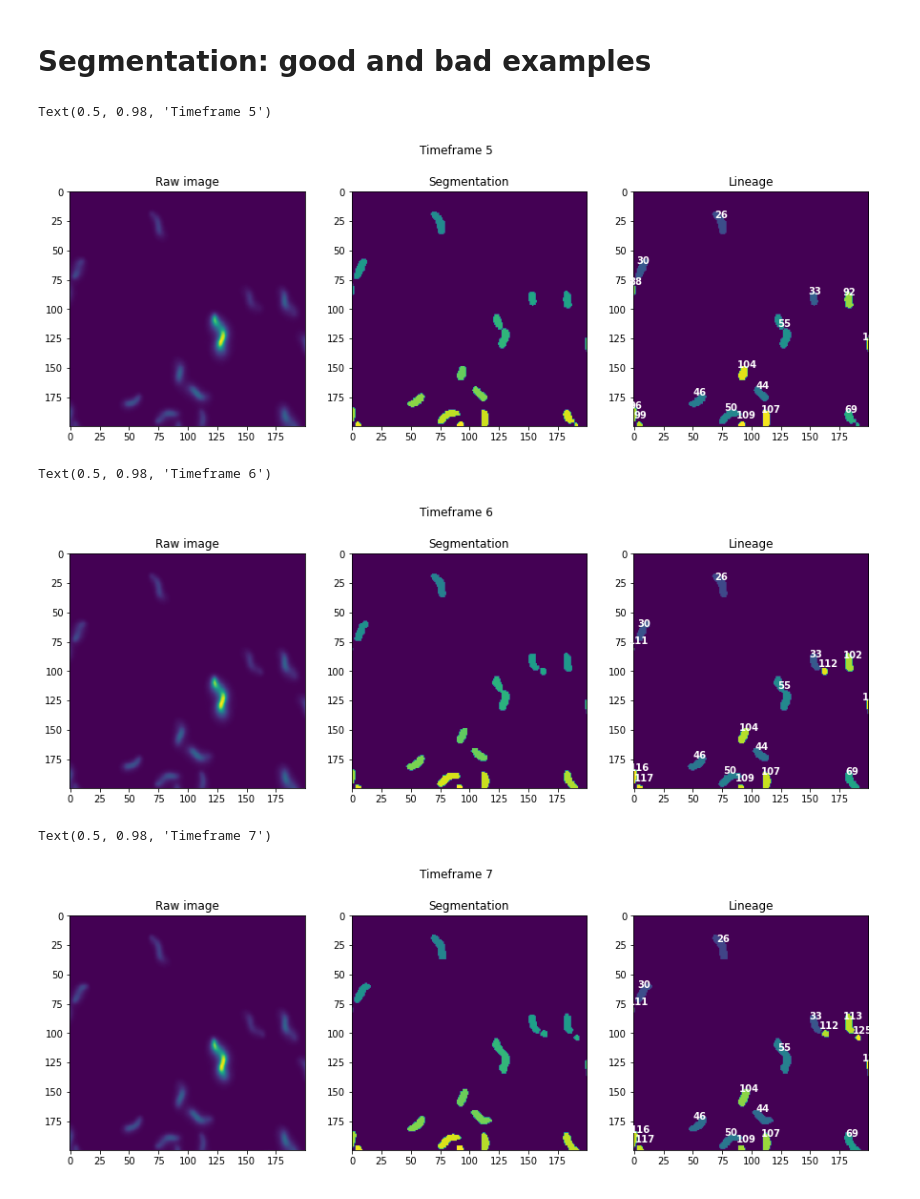
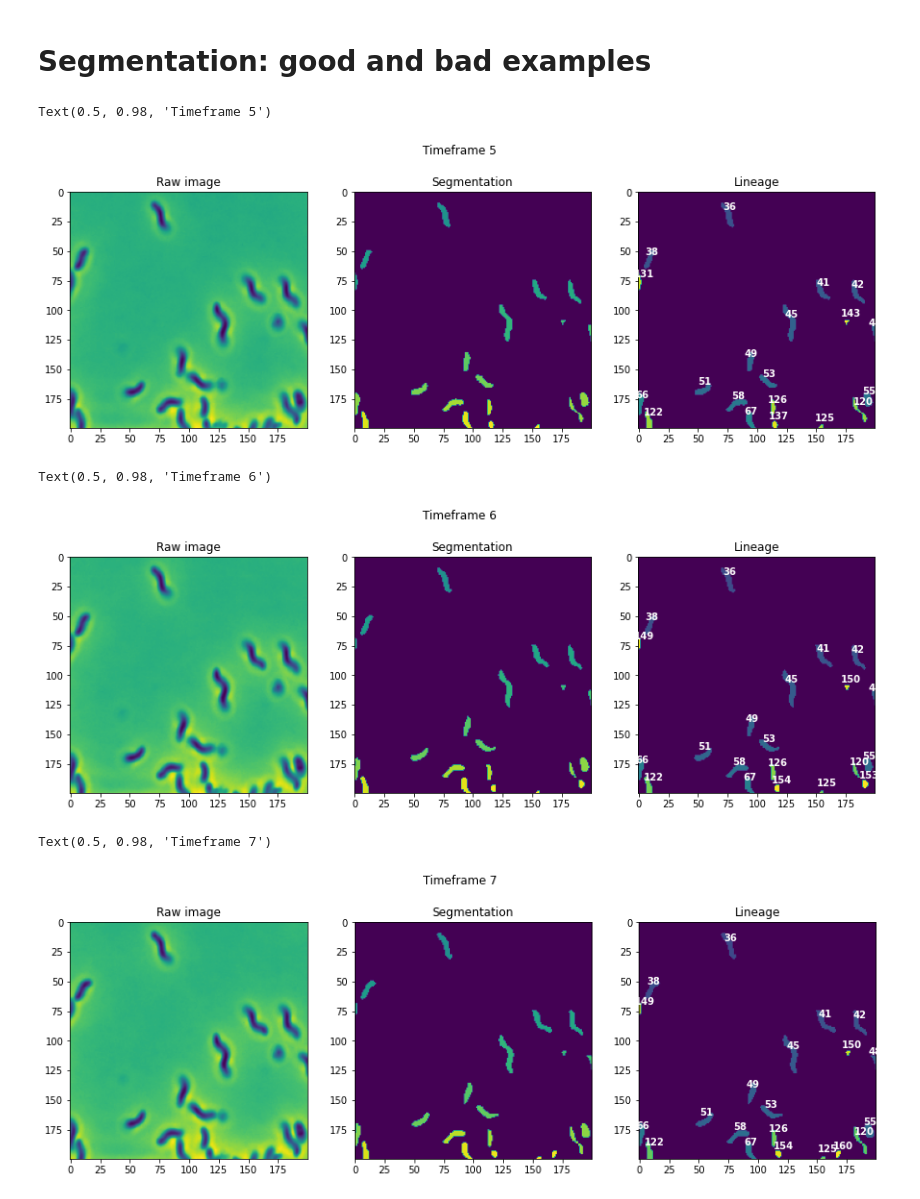
Before and after one commit to ajrzepiela/midap, a Jupyter notebook: notebook/tracking-visualization.ipynb, the cells around one changed output. Drawn from its saved outputs; the diff is of its cells as text; code cells hidden in the pictures.

Commit message:
Fix bug for tracking visualization: assignment of cell IDs

```diff
--- a/notebook/tracking-visualization.ipynb
+++ b/notebook/tracking-visualization.ipynb
@@ -41,10 +41,10 @@ def compute_length(cell_id, num_time_steps):
 # Load data
 # %%
 # Load data
-data = np.load('../example_data/Pos57/TXRED/track_output/inputs_all_red.npz')
+data = np.load('../example_data/Pos57/PH/track_output/inputs_all_red.npz')
 inputs_all = data['inputs_all']
 
-data = np.load('../example_data/Pos57/TXRED/track_output/label_stack.npz')
+data = np.load('../example_data/Pos57/PH/track_output/label_stack.npz')
 label_stack = data['label_stack']
 # %% [markdown]
 # Select examples
@@ -100,15 +101,15 @@ plt.title('Lineage')
 reg = regionprops(img.astype(int))
 center = [r.centroid for r in reg]
 labels = [r.label for r in reg]
-for i,c in enumerate(center):
+for c, l in zip(center, labels):
     x, y = c
     x=int(np.ceil(x))
     y=int(np.ceil(y))
-    ax.text(y-5,x-5, str(int(img[x,y])), color='w', weight='bold')#str(int(labels[i]))
+    ax.text(y-5,x-5, str(l), color='w', weight='bold')
 plt.suptitle('Timeframe 5')
 # %% [output]
 Text(0.5, 0.98, 'Timeframe 5')
-[figure, old version]
+[figure, new version]
 # %%
 time_frame=6
 plt.figure(figsize = (15,5))
@@ -128,40 +129,40 @@ plt.title('Lineage')
 reg = regionprops(img.astype(int))
 center = [r.centroid for r in reg]
 labels = [r.label for r in reg]
-for i,c in enumerate(center):
+for c, l in zip(center, labels):
     x, y = c
     x=int(np.ceil(x))
     y=int(np.ceil(y))
-    ax.text(y-5,x-5, str(int(img[x,y])), color='w', weight='bold')#str(int(labels[i]))
+    ax.text(y-5,x-5, str(l), color='w', weight='bold')
 plt.suptitle('Timeframe 6')
 # %% [output]
 Text(0.5, 0.98, 'Timeframe 6')
-[figure, old version]
+[figure, new version]
 # %%
 time_frame=7
 plt.figure(figsize = (15,5))
 
 plt.subplot(1,3,1)
 plt.imshow(inputs_all[time_frame][300:500,50:250,0])
 plt.title('Raw image')
 
 plt.subplot(1,3,2)
 plt.imshow(inputs_all[time_frame][300:500,50:250,1])
 plt.title('Segmentation')
 
 ax = plt.subplot(1,3,3)
 img = label_stack[time_frame][300:500,50:250]
 plt.imshow(img)
 plt.title('Lineage')
 reg = regionprops(img.astype(int))
 center = [r.centroid for r in reg]
 labels = [r.label for r in reg]
-for i,c in enumerate(center):
+for c, l in zip(center, labels):
     x, y = c
     x=int(np.ceil(x))
     y=int(np.ceil(y))
-    ax.text(y-5,x-5, str(int(img[x,y])), color='w', weight='bold')#str(int(labels[i]))
+    ax.text(y-5,x-5, str(l), color='w', weight='bold')
 plt.suptitle('Timeframe 7')
 # %% [output]
 Text(0.5, 0.98, 'Timeframe 7')
-[figure, old version]
+[figure, new version]
```
Also changed, not shown: parts of 3 cells of this notebook.
